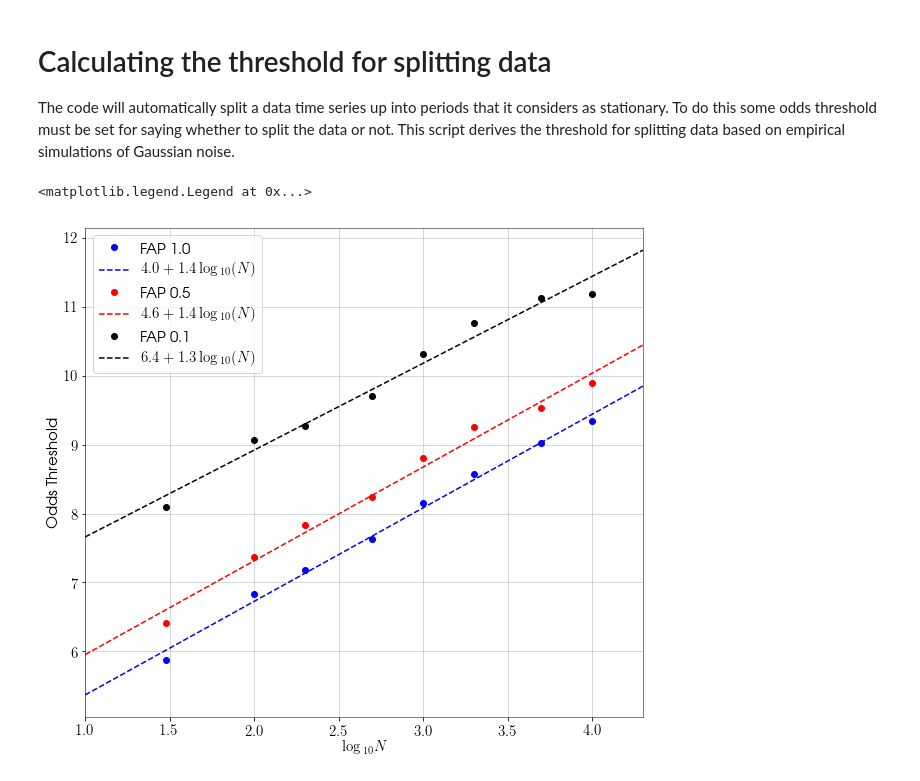
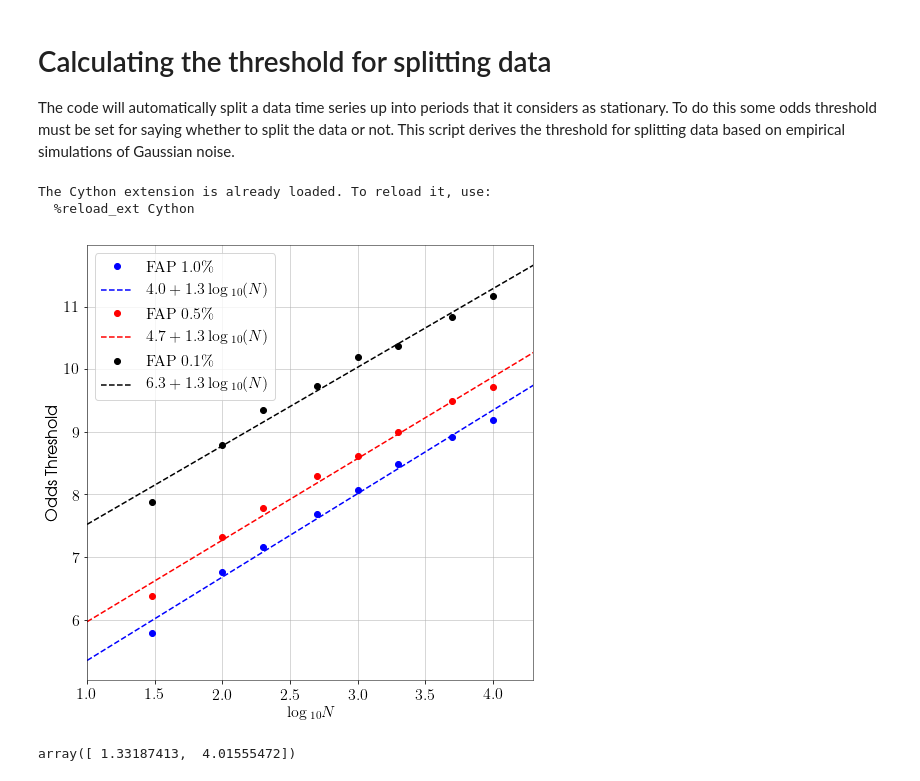
Before and after one commit to mattpitkin/CW_nested_sampling_doc, a Jupyter notebook: scripts/ChangepointThresholdCalculation.ipynb, the cells around one changed output. Cells and saved outputs as stored; diff of their text form; code cells hidden in the pictures.

```diff
--- a/scripts/ChangepointThresholdCalculation.ipynb
+++ b/scripts/ChangepointThresholdCalculation.ipynb
@@ -11,6 +11,8 @@ from __future__ import print_function, division
 import numpy as np
 from math import lgamma
 from scipy.interpolate import interp1d
+import subprocess as sp
+import os
 
 import matplotlib as mpl
 from matplotlib import pyplot as pl
@@ -24,9 +26,12 @@ mplparams = { \
       'grid.linewidth': 0.5,
       'font.family': 'sans-serif',
       'font.sans-serif': 'Avant Garde, Helvetica, Computer Modern Sans serif',
-      'font.size': 15 }
+      'font.size': 16 }
 
 mpl.rcParams.update(mplparams)
+# %% [output]
+The Cython extension is already loaded. To reload it, use:
+  %reload_ext Cython
 # %%
 %%cython
 
@@ -123,7 +128,7 @@ lfact = np.zeros(max(Ns))
 for i in range(1,max(Ns)):
     lfact[i] = lgamma(i+1)
 
-Ntests = 20000
+Ntests = 30000
 minchange = 5
 
 # false alarm probabilities for splitting data 1%, 0.5% and 0.1%
@@ -147,23 +152,39 @@ for i in range(len(Ns)):
         f = interp1d(ucn, ob[icn], kind='cubic')
         lofaps[i,j] = f(1-faps[j])
 # %%
-pl.figure(figsize=(10,9))
+fig = pl.figure(figsize=(8,8))
 
 ns = np.linspace(1., np.log10(20000.), 3)
 
 colors = ['b', 'r', 'k']
 
 for i, fap in enumerate(faps):
-    pl.plot(np.log10(Ns), lofaps[:,i], label='FAP %.1f' % (100.*fap), marker='o', ls='none', color=colors[i])
+    pl.plot(np.log10(Ns), lofaps[:,i], label=r'${\rm FAP}~%.1f\%%$' % (100.*fap), marker='o', ls='none', color=colors[i])
     p = np.polyfit(np.log10(Ns), lofaps[:,i], deg=1)
     pl.plot(ns, p[1] + ns*p[0], ls='--', color=colors[i], label='$%.1f+%.1f\log{}_{10}(N)$' % (p[1], p[0]))
 
 ax = pl.gca()
 ax.set_xlim([ns[0], ns[-1]])
 ax.set_xlabel('$\log{}_{10} N$')
 ax.set_ylabel('Odds Threshold')
 ax.grid(True)
 ax.legend(loc='upper left')
+
+if not os.path.isdir('../figures/changepoint'):
+    os.makedirs('../figures/changepoint')
+
+fig.savefig('../figures/changepoint/changepoint.png', dpi=300)
+fig.savefig('../figures/changepoint/changepoint.pdf')
+# convert to eps
+p = sp.Popen('pdftops -eps ../figures/changepoint/changepoint.pdf ../figures/changepoint/changepoint.eps', stdout=sp.PIPE, stderr=sp.PIPE, shell=True)
+out, err = p.communicate()
+
+# write out caption
+fp = open('../figures/changepoint/caption.tex', 'w')
+fp.write("""\label{fig:changepoint}
+The odds threshold as a function of data length for three different false alarm probabilities calculated for
+multiple realisations of simulated Gaussian noise.
+""")
+fp.close()
 # %% [output]
-<matplotlib.legend.Legend at 0x...>
-[figure, old version]
+[figure, new version]
@@ -169,0 +193,4 @@ ax.legend(loc='upper left')
+# %%
+p
+# %% [output]
+array([ 1.33187413,  4.01555472])
```
Also changed, not shown: parts of 1 cell of this notebook, 13 other files.
